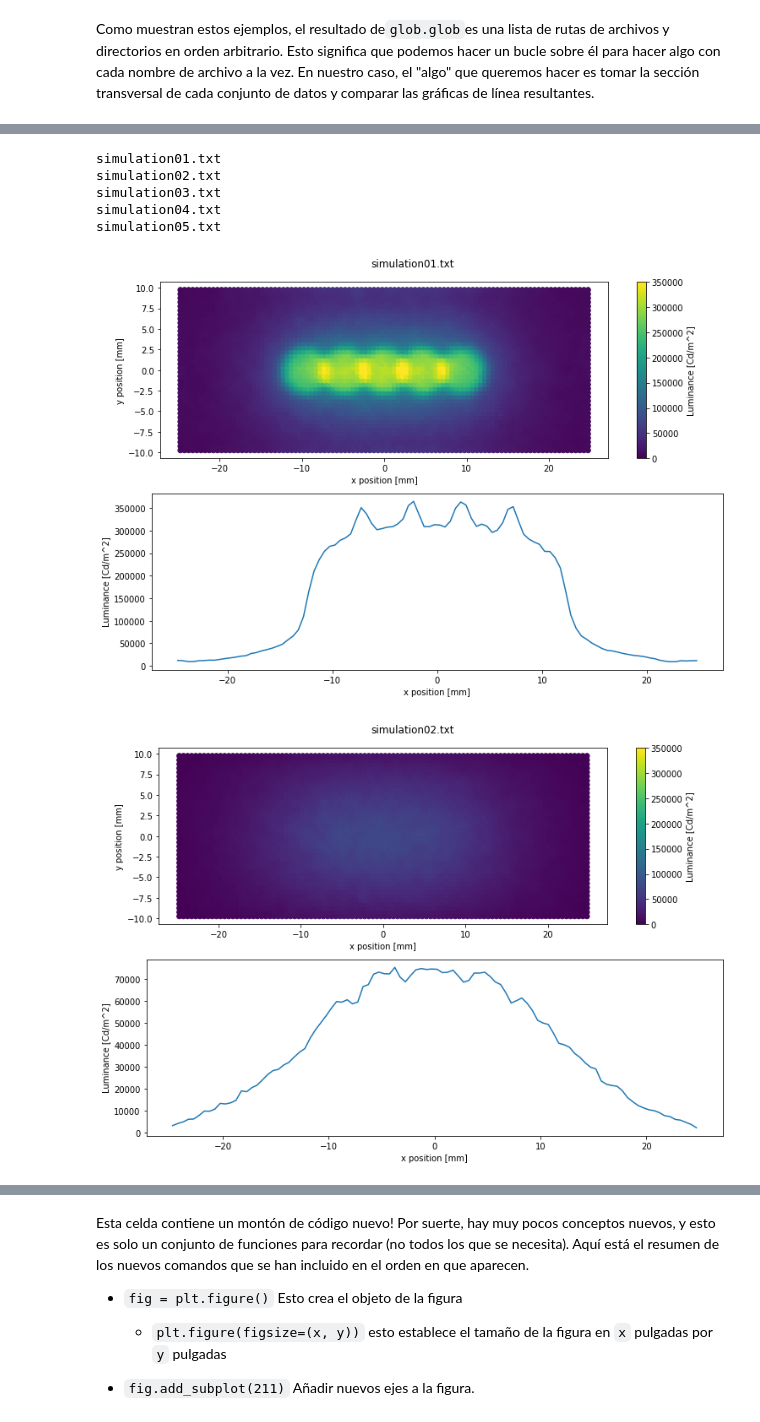
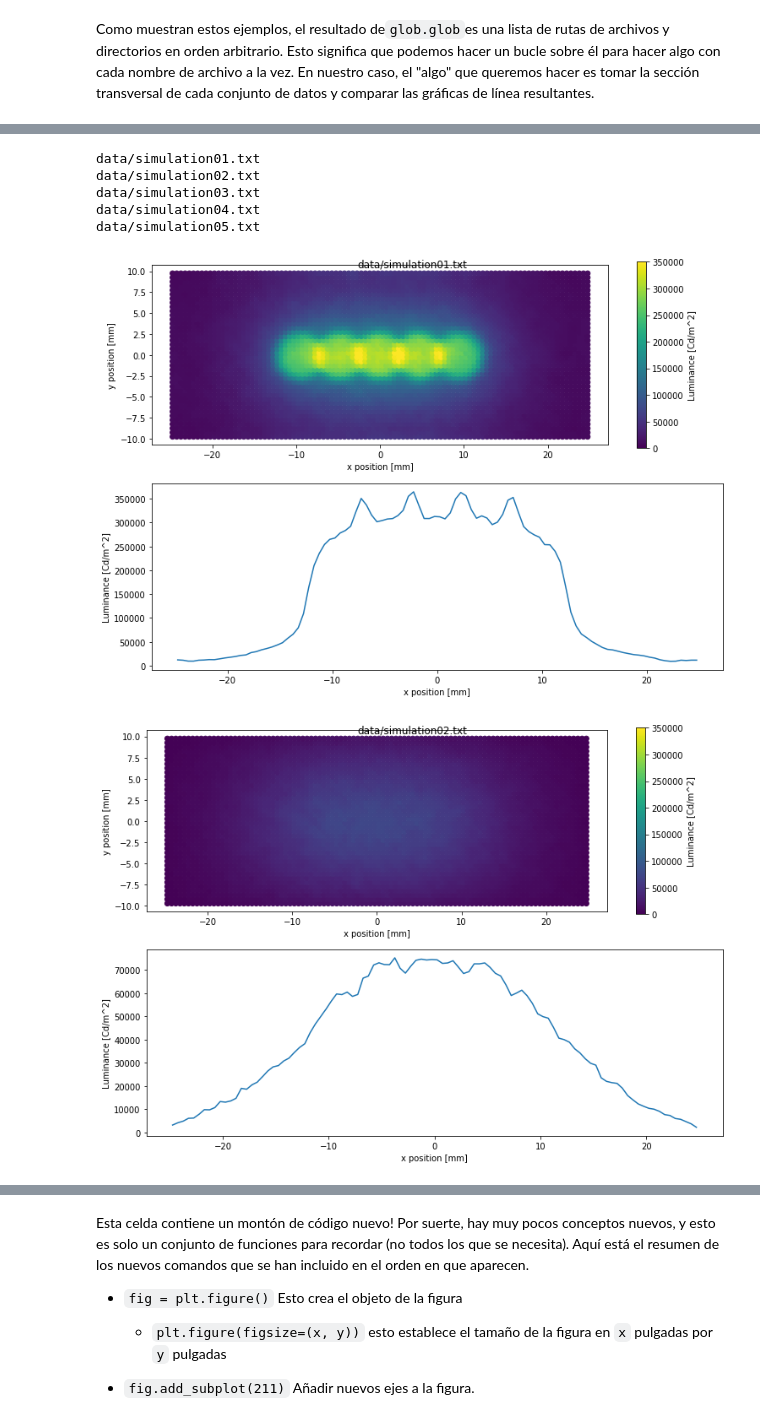
Before and after one commit to federicopfund/data-engineer, a Jupyter notebook: cicd-etl/notebooks/jupyter/01 - Jupyter Notebooks/06AnalyzingDataFromMultipleFiles.ipynb, the cells around one changed output, grey strips where cells are left out. Saved outputs shown, nothing was run; the diff lists cells and outputs as text; code cells hidden in the pictures.

```diff
--- a/cicd-etl/notebooks/jupyter/01 - Jupyter Notebooks/06AnalyzingDataFromMultipleFiles.ipynb
+++ b/cicd-etl/notebooks/jupyter/01 - Jupyter Notebooks/06AnalyzingDataFromMultipleFiles.ipynb
@@ -29,7 +29,7 @@ import matplotlib.pyplot as plt
 
 
 
-filenames = glob.glob('simulation*.txt')
+filenames = glob.glob('data/simulation*.txt')
 for filename in filenames:
     print(filename)
 
@@ -77,7 +77,7 @@ La receta "estándar" para crear una trama matplotlib es la siguiente.
 Para demostrar esto vamos a construir un gráfico a continuación, con la dispersión de cada simulación en la parte superior y el gráfico de línea en la parte inferior.
 # %%
 
-filenames = sorted(glob.glob('simulation*.txt'))
+filenames = sorted(glob.glob('data/simulation*.txt'))
 for filename in filenames:
     print(filename)
 
@@ -104,37 +104,37 @@ for filename in filenames:
     # vmin and vmax set the min and max value for the color
     sc = ax1.scatter(x, y, c=rad, vmin=0, vmax=350000)
     # let's create a colorbar this time
     cb = fig.colorbar(sc, ax=ax1)
 
     ax2.plot(x_cross_section, luminance_cross_section)
 
     # set the labels for each plot starting with ax1
     ax1.set_ylabel('y position [mm]')
     ax1.set_xlabel('x position [mm]')
 
     # then ax2
     ax2.set_ylabel('Luminance [Cd/m^2]')
     ax2.set_xlabel('x position [mm]')
 
     # then the new colorbar we've made
     cb.set_label('Luminance [Cd/m^2]')
 
     # Finally, we can set the title on each ax individually, but we can also set it on the whole figure
     # "suptitle" = "super title"
     fig.suptitle(filename)
 
     # the plot on ax1 should have equal spacing between points on the x and y-axes because it is physical space
     # So we set the aspect ratio of the plot to 1, to achieve this
     ax1.set_aspect(1)
     fig.tight_layout()
 
     # Finally we can save the figure as the filename but with .png instead of .txt
     fig.savefig(filename[:-3]+'png')
 # %% [output]
-simulation01.txt
-simulation02.txt
-simulation03.txt
-simulation04.txt
-simulation05.txt
+data/simulation01.txt
+data/simulation02.txt
+data/simulation03.txt
+data/simulation04.txt
+data/simulation05.txt
-[figure, old version]
+[figure, new version]
-[figure, old version]
+[figure, new version]
```
Also changed, not shown: parts of 11 cells of this notebook.
